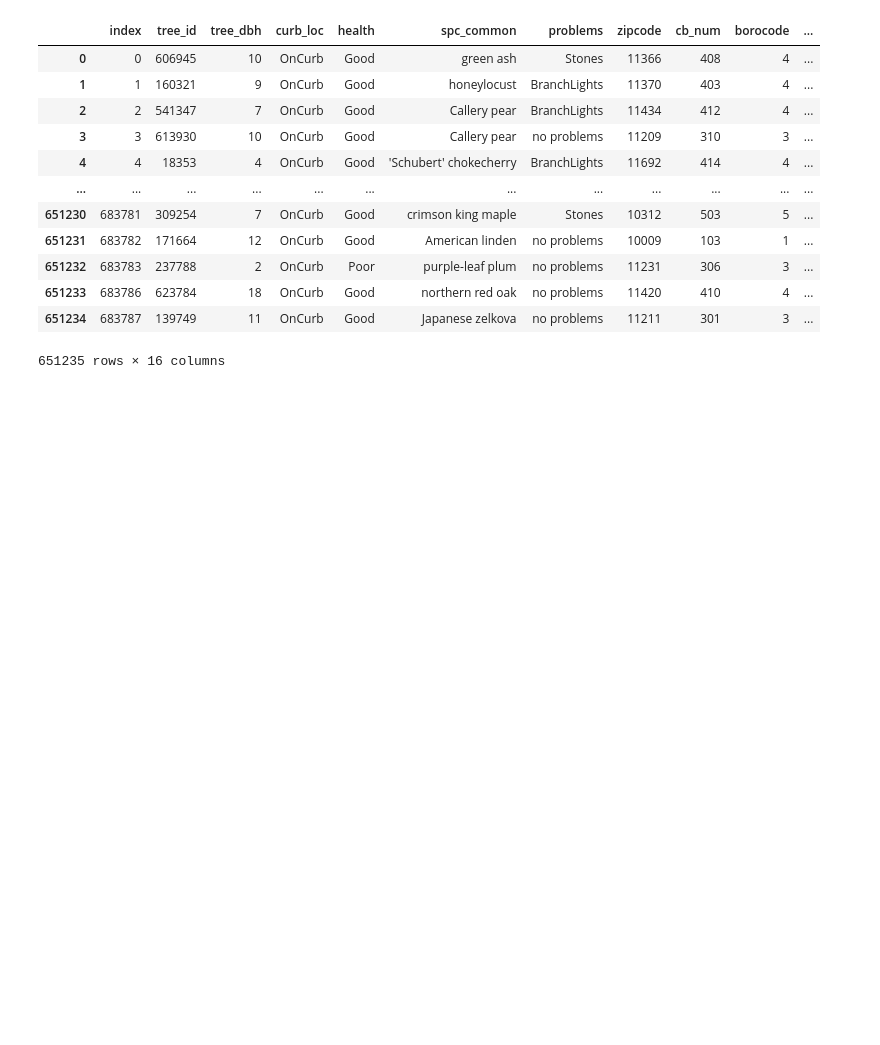
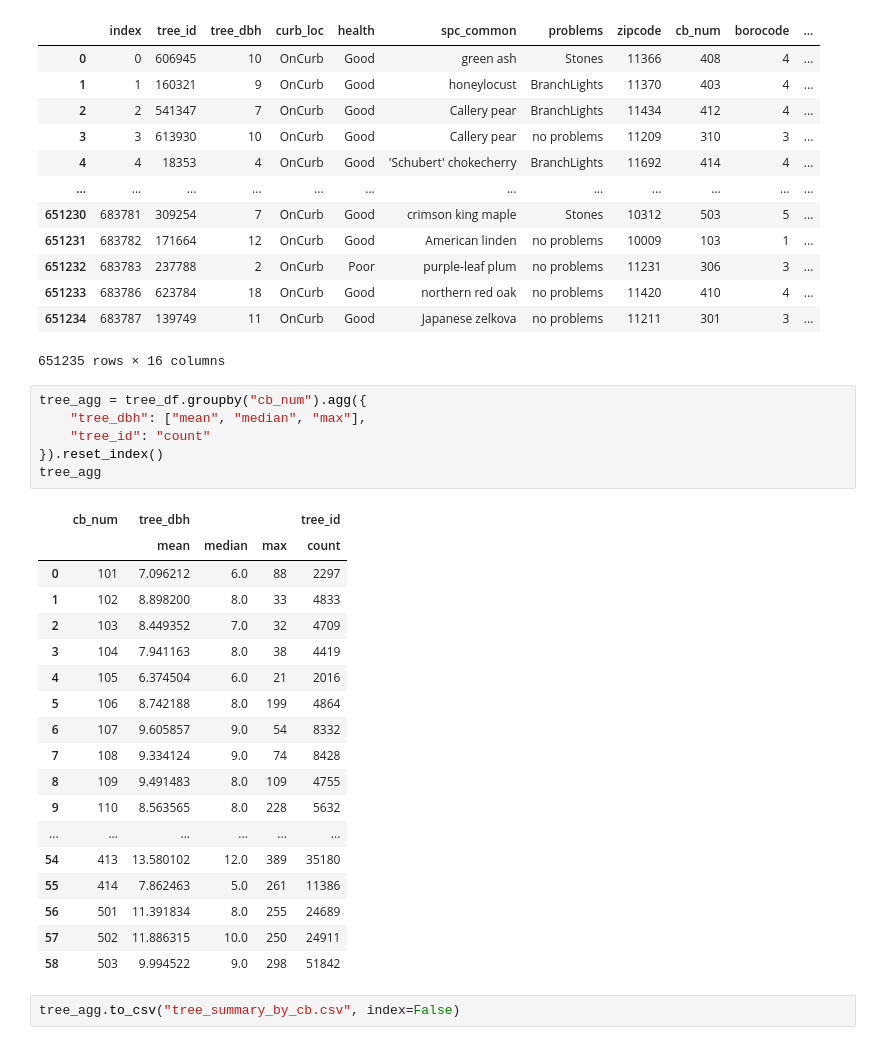
Before and after one commit to Angela-Rene/Trees_in_NYC, a Jupyter notebook: trees.ipynb, the cells around one changed output. Drawn from its saved outputs; the diff is of its cells as text; blank space fills up the shorter version.

Commit message:
created tree_summary_by_cb.csv and joined to air_2015 data

```diff
--- a/trees.ipynb
+++ b/trees.ipynb
@@ -196,3 +196,30 @@ tree_df
 | 651233 | 683786 | 623784 | 18 | OnCurb | Good | northern red oak | no problems | 11420 | 410 | 4 | ... |
 | 651234 | 683787 | 139749 | 11 | OnCurb | Good | Japanese zelkova | no problems | 11211 | 301 | 3 | ... |
 651235 rows × 16 columns
+# %%
+tree_agg = tree_df.groupby("cb_num").agg({
+    "tree_dbh": ["mean", "median", "max"],
+    "tree_id": "count"
+}).reset_index()
+tree_agg
+# %% [output]
+|  | cb_num | tree_dbh |  |  | tree_id |
+|  |  | mean | median | max | count |
+| 0 | 101 | 7.096212 | 6.0 | 88 | 2297 |
+| 1 | 102 | 8.898200 | 8.0 | 33 | 4833 |
+| 2 | 103 | 8.449352 | 7.0 | 32 | 4709 |
+| 3 | 104 | 7.941163 | 8.0 | 38 | 4419 |
+| 4 | 105 | 6.374504 | 6.0 | 21 | 2016 |
+| 5 | 106 | 8.742188 | 8.0 | 199 | 4864 |
+| 6 | 107 | 9.605857 | 9.0 | 54 | 8332 |
+| 7 | 108 | 9.334124 | 9.0 | 74 | 8428 |
+| 8 | 109 | 9.491483 | 8.0 | 109 | 4755 |
+| 9 | 110 | 8.563565 | 8.0 | 228 | 5632 |
+| ... | ... | ... | ... | ... | ... |
+| 54 | 413 | 13.580102 | 12.0 | 389 | 35180 |
+| 55 | 414 | 7.862463 | 5.0 | 261 | 11386 |
+| 56 | 501 | 11.391834 | 8.0 | 255 | 24689 |
+| 57 | 502 | 11.886315 | 10.0 | 250 | 24911 |
+| 58 | 503 | 9.994522 | 9.0 | 298 | 51842 |
+# %%
+tree_agg.to_csv("tree_summary_by_cb.csv", index=False)
```
Also changed, not shown: 2 other files.
